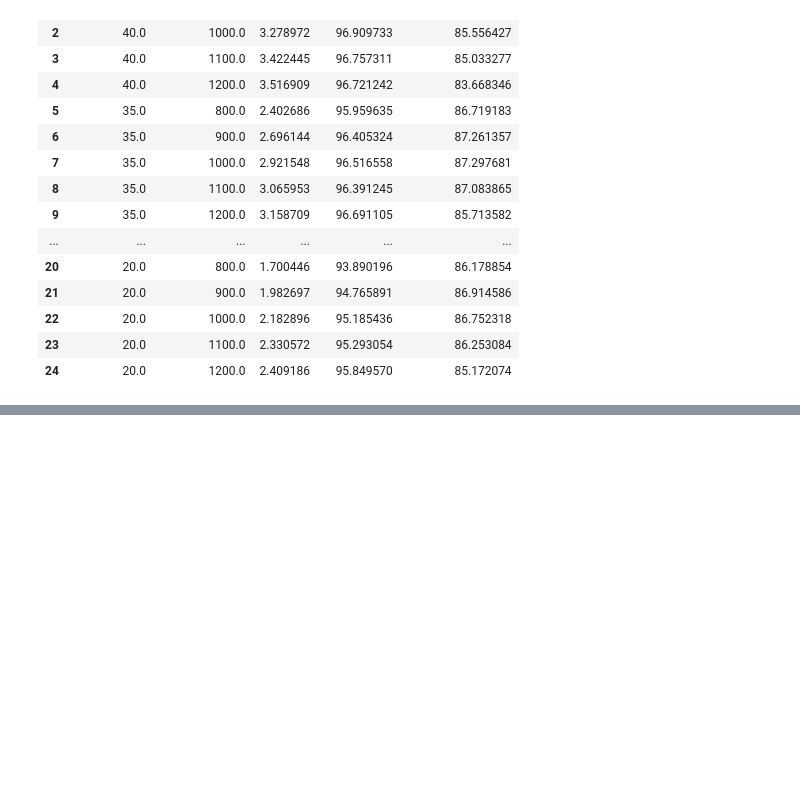
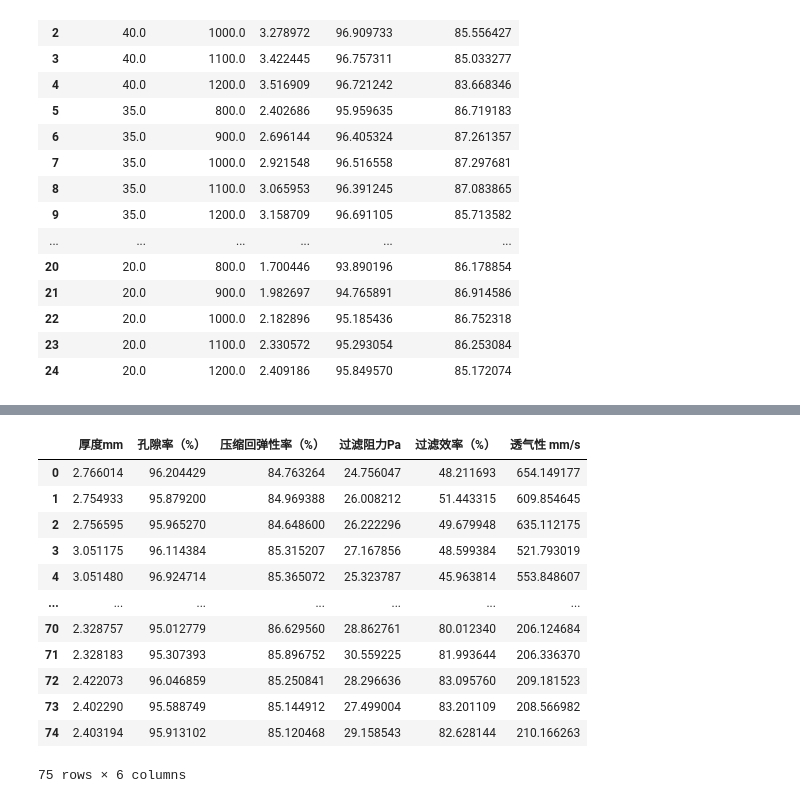
Before and after one commit to NightingaleCen/C-script, a Jupyter notebook: solver.ipynb, the cells around one changed output, grey strips where cells are left out. Drawn from its saved outputs; the diff is of its cells as text; code cells hidden in the pictures; blank space fills up the shorter version.

```diff
--- a/solver.ipynb
+++ b/solver.ipynb
@@ -302,3 +307,22 @@ plt.clf()
 # %% [output]
 [interactive output not drawn]
 [interactive output not drawn]
+# %%
+# 第三题
+prob3_data = raw_data3[:, 2:]
+prob3_df = pd.DataFrame(prob3_data, columns=data3.columns[2:])
+prob3_df
+# %% [output]
+|  | 厚度mm | 孔隙率（%） | 压缩回弹性率（%） | 过滤阻力Pa | 过滤效率（%） | 透气性 mm/s |
+| 0 | 2.766014 | 96.204429 | 84.763264 | 24.756047 | 48.211693 | 654.149177 |
+| 1 | 2.754933 | 95.879200 | 84.969388 | 26.008212 | 51.443315 | 609.854645 |
+| 2 | 2.756595 | 95.965270 | 84.648600 | 26.222296 | 49.679948 | 635.112175 |
+| 3 | 3.051175 | 96.114384 | 85.315207 | 27.167856 | 48.599384 | 521.793019 |
+| 4 | 3.051480 | 96.924714 | 85.365072 | 25.323787 | 45.963814 | 553.848607 |
+| ... | ... | ... | ... | ... | ... | ... |
+| 70 | 2.328757 | 95.012779 | 86.629560 | 28.862761 | 80.012340 | 206.124684 |
+| 71 | 2.328183 | 95.307393 | 85.896752 | 30.559225 | 81.993644 | 206.336370 |
+| 72 | 2.422073 | 96.046859 | 85.250841 | 28.296636 | 83.095760 | 209.181523 |
+| 73 | 2.402290 | 95.588749 | 85.144912 | 27.499004 | 83.201109 | 208.566982 |
+| 74 | 2.403194 | 95.913102 | 85.120468 | 29.158543 | 82.628144 | 210.166263 |
+75 rows × 6 columns
```
Also changed, not shown: parts of 8 cells of this notebook, 15 other files.
